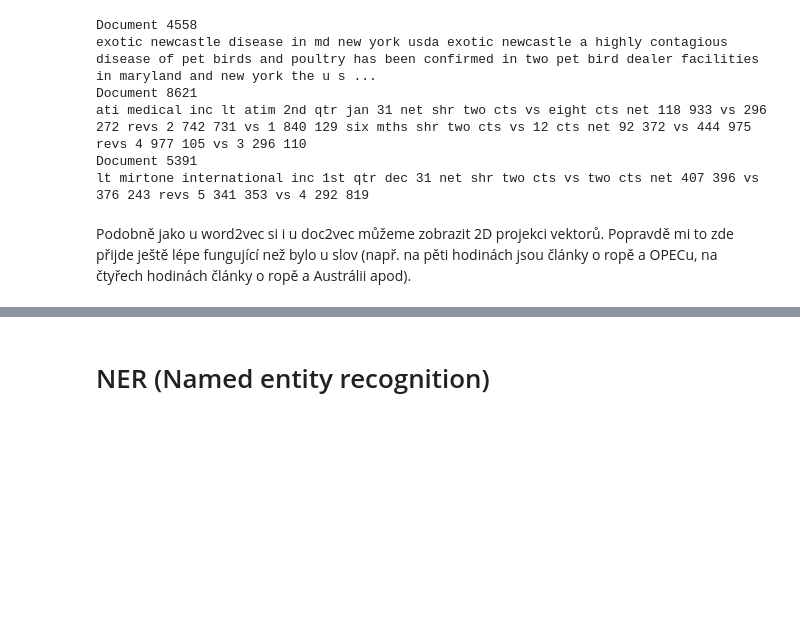
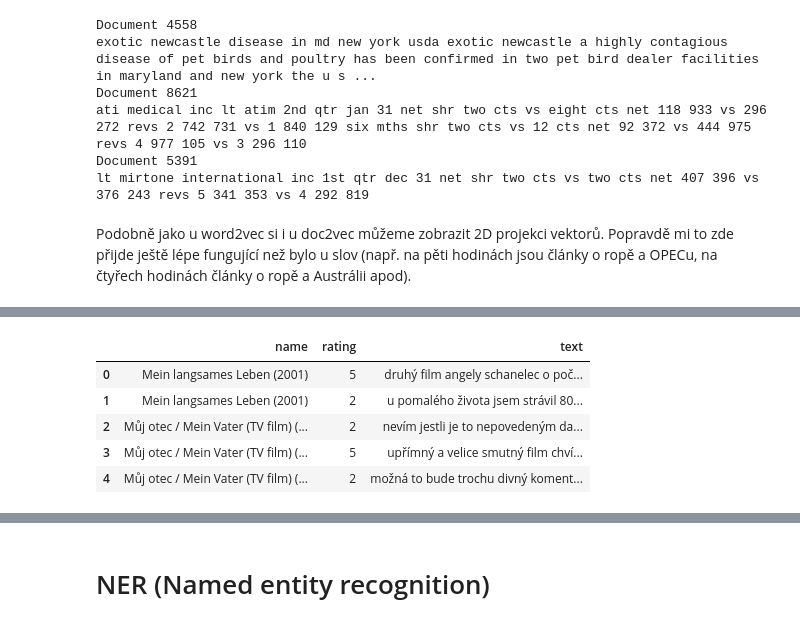
Before and after one commit to vitsaidl/workshops, a Jupyter notebook: text/text.ipynb, the cells around one changed output, grey strips where cells are left out. Cells and saved outputs as stored; diff of their text form; code cells hidden in the pictures; blank space fills up the shorter version.

```diff
--- a/text/text.ipynb
+++ b/text/text.ipynb
@@ -1427,0 +1433,13 @@ plot_function(x_vals, y_vals, labels)
+# %%
+import pandas as pd
+import xml.etree.ElementTree as etree
+import fasttext
+from sklearn import model_selection
+import string
+
+import majka
+morph_majka = majka.Majka("majka.w-lt")
+
+morph_majka.first_only = True
+morph_majka.tags = False
+morph_majka.negative = "ne"
@@ -1427,0 +1448,73 @@ plot_function(x_vals, y_vals, labels)
+# %%
+PUNCTUATIONS = string.punctuation
+NUMBER_OF_PUN_CHARS = len(PUNCTUATIONS)
+PUN_REPLACING_STRING = " " * NUMBER_OF_PUN_CHARS
+
+def remove_punctuation(text:str)->str:
+    """Returns text where punctuation is replaced with space.
+
+    Args:
+        text(str): Original text.
+
+    Return:
+        str: Text without punctuation.
+    """
+    return text.translate(str.maketrans(PUNCTUATIONS, PUN_REPLACING_STRING, ""))
+
+def clean_one_review(original_text:str)->str:
+    """Returns lemmatized text without punctuation and in lower case.
+
+    Args:
+        original_text(str): Unprocessed text.
+
+    Return:
+        str: Processed text.
+    """
+    processed_text = remove_punctuation(original_text)
+    tokens = processed_text.lower().split()
+    lemmatized_review = []
+    for token in tokens:
+        lemma_list = morph_majka.find(token)
+        if lemma_list:
+            lemmatized_review.append(lemma_list[0]["lemma"])
+        else:
+            lemmatized_review.append(token)
+    return " ".join(lemmatized_review)
+
+def clean_one_review_no_lemma(original_text:str)->str:
+    """Returns text without punctuation and in lower case.
+
+    Args:
+        original_text(str): Unprocessed text.
+
+    Return:
+        str: Processed text.
+    """
+    processed_text = remove_punctuation(original_text)
+    processed_text = processed_text.lower()
+    return processed_text
+
+tree = etree.parse("csfd-90k-reviews-ranlp2013.xml")
+root = tree.getroot()
+reviews = root.findall(".//review")
+
+
+name = []
+rating = []
+text = []
+for review in reviews:
+    rating.append(review.attrib["origRating"])
+    name.append(review.attrib["product"])
+    raw_text = review.find("./text").text
+    text.append(clean_one_review_no_lemma(raw_text))
+
+general_reviews = pd.DataFrame({"name":name, "rating":rating, "text":text})
+
+print("Before removing rare classes")
+print(general_reviews["rating"].value_counts())
+general_reviews = general_reviews[general_reviews["rating"].isin(["0","2","5"])]
+print("After removing rare classes")
+print(general_reviews["rating"].value_counts())
+
+general_reviews.head()
+# %% [output]
@@ -1427,0 +1535,6 @@ plot_function(x_vals, y_vals, labels)
+|  | name | rating | text |
+| 0 | Mein langsames Leben (2001) | 5 | druhý film angely schanelec o poč... |
+| 1 | Mein langsames Leben (2001) | 2 | u pomalého života jsem strávil 80... |
+| 2 | Můj otec / Mein Vater (TV film) (... | 2 | nevím jestli je to nepovedeným da... |
+| 3 | Můj otec / Mein Vater (TV film) (... | 5 | upřímný a velice smutný film chví... |
+| 4 | Můj otec / Mein Vater (TV film) (... | 2 | možná to bude trochu divný koment... |
```
Also changed, not shown: parts of 51 cells of this notebook, 1 other file.
